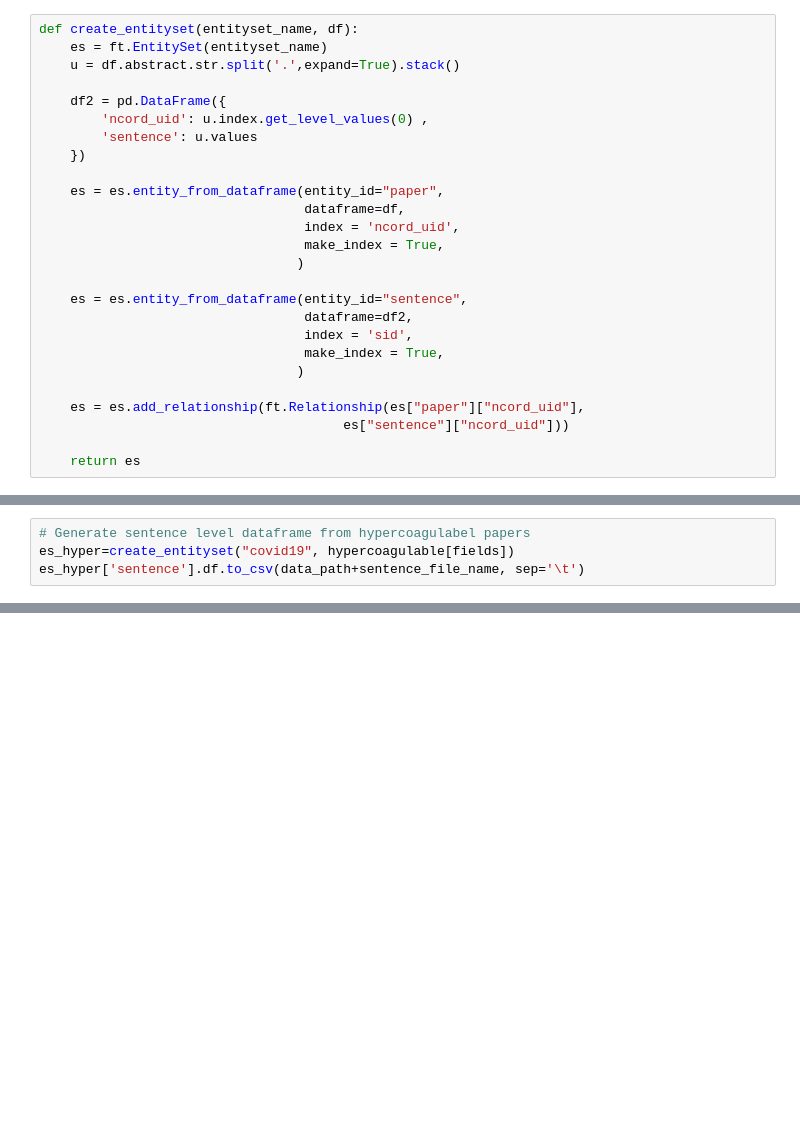
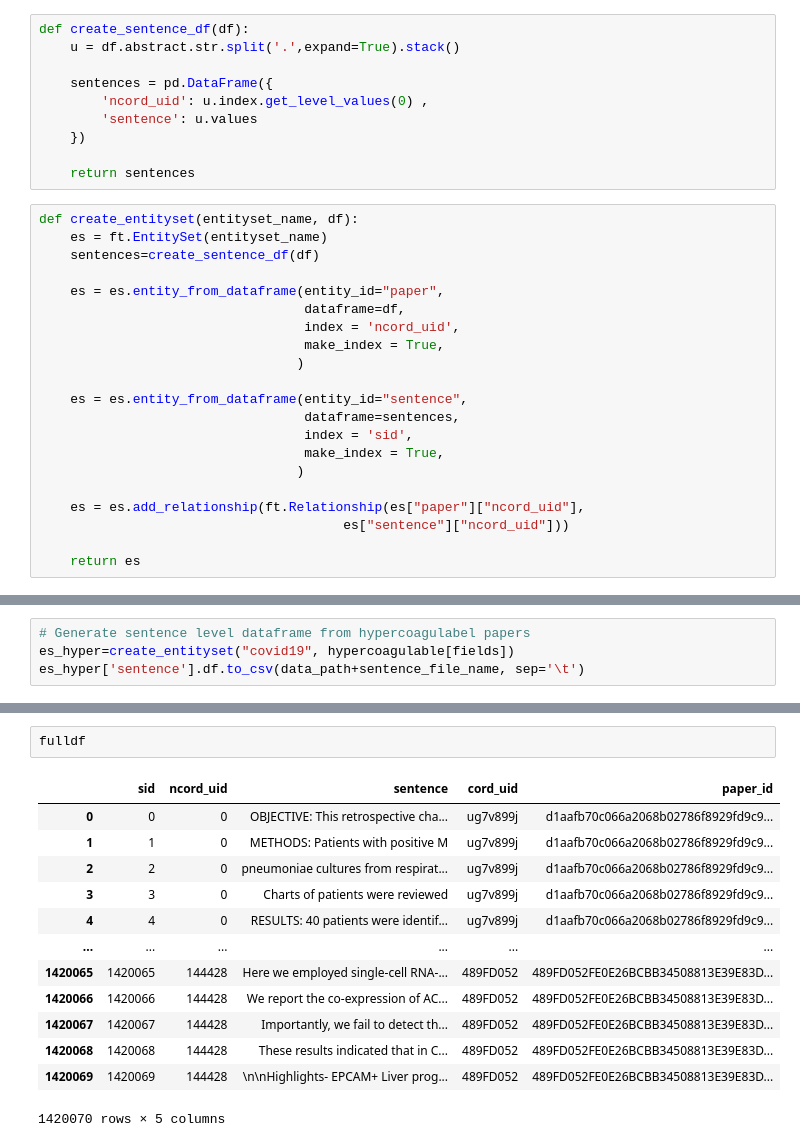
Before and after one commit to yejinjkim/auto-review, a Jupyter notebook: get_articles.ipynb, the cells around one changed output, grey strips where cells are left out. Drawn from its saved outputs; the diff is of its cells as text; blank space fills up the shorter version.

```diff
--- a/get_articles.ipynb
+++ b/get_articles.ipynb
@@ -94,15 +110,20 @@ def merge2cord19_metadata():
     df_cord19_meta_augmented.to_csv(literature_path+'metadata.csv')
 
     #return df_cord19_meta_augmented
+# %%
+def create_sentence_df(df):
+    u = df.abstract.str.split('.',expand=True).stack()
+
+    sentences = pd.DataFrame({
+        'ncord_uid': u.index.get_level_values(0) ,
+        'sentence': u.values
+    })
+
+    return sentences
 # %%
 def create_entityset(entityset_name, df):
     es = ft.EntitySet(entityset_name)
-    u = df.abstract.str.split('.',expand=True).stack()
-
-    df2 = pd.DataFrame({
-        'ncord_uid': u.index.get_level_values(0) ,
-        'sentence': u.values
-    })
+    sentences=create_sentence_df(df)
 
     es = es.entity_from_dataframe(entity_id="paper",
                                   dataframe=df,
@@ -111,7 +132,7 @@ def create_entityset(entityset_name, df):
                                  )
 
     es = es.entity_from_dataframe(entity_id="sentence",
-                                  dataframe=df2,
+                                  dataframe=sentences,
                                   index = 'sid',
                                   make_index = True,
                                  )
@@ -267,0 +220,16 @@ es_hyper['sentence'].df.to_csv(data_path+sentence_file_name, sep='\t')
+# %%
+fulldf
+# %% [output]
+|  | sid | ncord_uid | sentence | cord_uid | paper_id |
+| 0 | 0 | 0 | OBJECTIVE: This retrospective cha... | ug7v899j | d1aafb70c066a2068b02786f8929fd9c9... |
+| 1 | 1 | 0 | METHODS: Patients with positive M | ug7v899j | d1aafb70c066a2068b02786f8929fd9c9... |
+| 2 | 2 | 0 | pneumoniae cultures from respirat... | ug7v899j | d1aafb70c066a2068b02786f8929fd9c9... |
+| 3 | 3 | 0 | Charts of patients were reviewed | ug7v899j | d1aafb70c066a2068b02786f8929fd9c9... |
+| 4 | 4 | 0 | RESULTS: 40 patients were identif... | ug7v899j | d1aafb70c066a2068b02786f8929fd9c9... |
+| ... | ... | ... | ... | ... | ... |
+| 1420065 | 1420065 | 144428 | Here we employed single-cell RNA-... | 489FD052 | 489FD052FE0E26BCBB34508813E39E83D... |
+| 1420066 | 1420066 | 144428 | We report the co-expression of AC... | 489FD052 | 489FD052FE0E26BCBB34508813E39E83D... |
+| 1420067 | 1420067 | 144428 | Importantly, we fail to detect th... | 489FD052 | 489FD052FE0E26BCBB34508813E39E83D... |
+| 1420068 | 1420068 | 144428 | These results indicated that in C... | 489FD052 | 489FD052FE0E26BCBB34508813E39E83D... |
+| 1420069 | 1420069 | 144428 | \n\nHighlights- EPCAM+ Liver prog... | 489FD052 | 489FD052FE0E26BCBB34508813E39E83D... |
+1420070 rows × 5 columns
```
Also changed, not shown: parts of 14 cells of this notebook, 1 other file.
